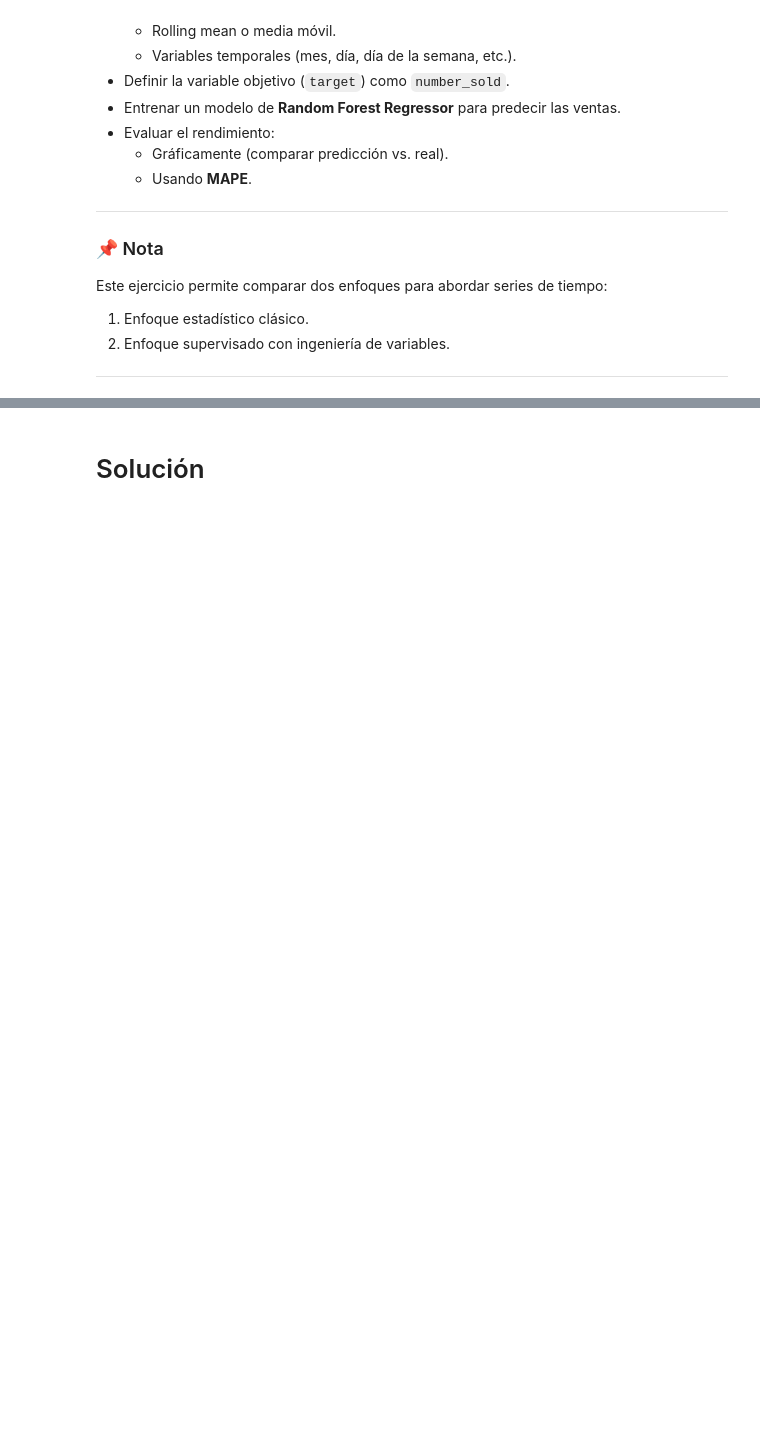
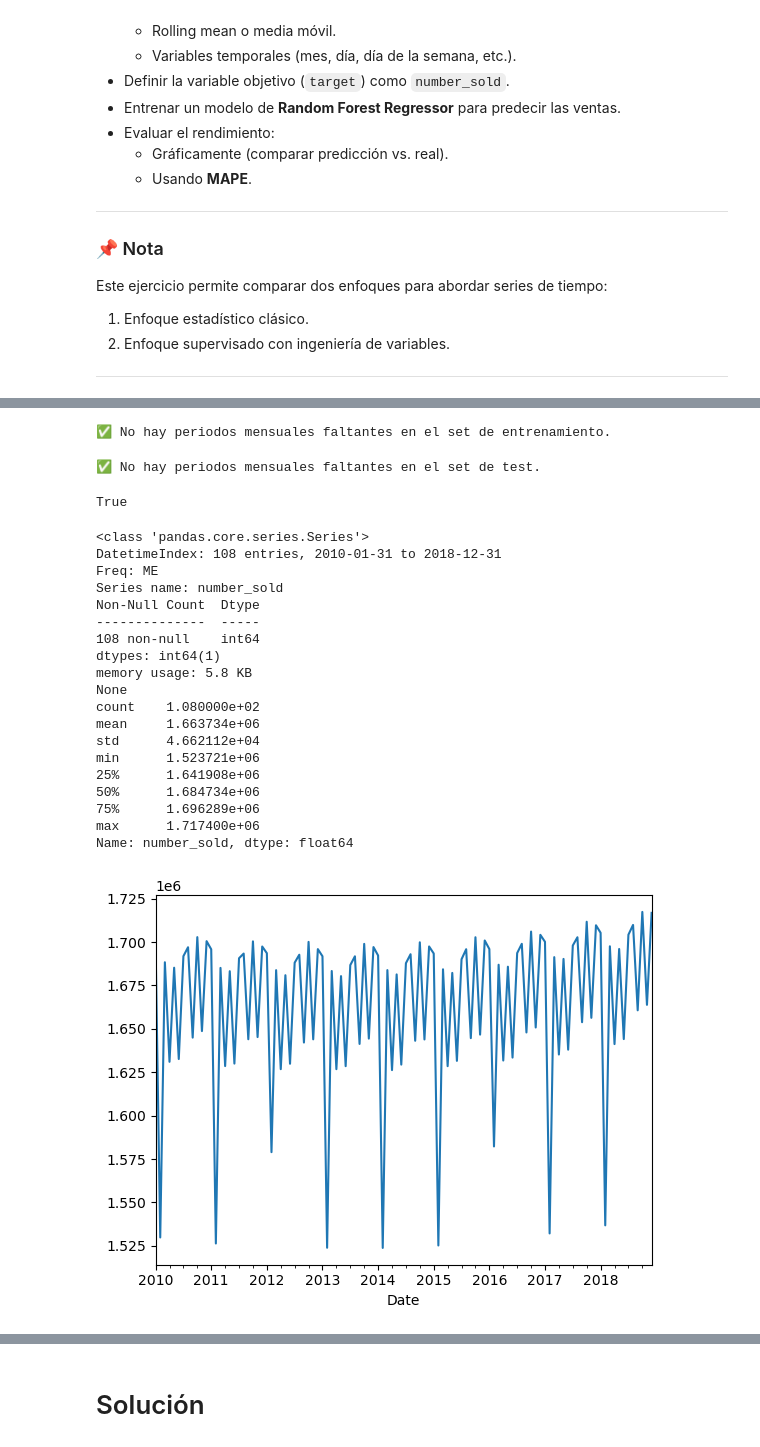
Before and after one commit to JorgeRPMHS/20250602-ds_s15, a Jupyter notebook: class_2/notebook.ipynb, the cells around one changed output, grey strips where cells are left out. Cells and saved outputs as stored; diff of their text form; code cells hidden in the pictures; blank space fills up the shorter version.

```diff
--- a/class_2/notebook.ipynb
+++ b/class_2/notebook.ipynb
@@ -89,0 +92,7 @@ Este ejercicio permite comparar dos enfoques para abordar series de tiempo:
+# %%
+train = pd.read_csv('data/train.csv', index_col=[0], parse_dates=[0])
+test = pd.read_csv('data/test.csv', index_col=[0], parse_dates=[0])
+# %%
+# Resamplear los datos a frecuencia mensual (sumando el total de ventas por mes)
+monthly_train = train['number_sold'].resample('ME').sum()
+monthly_test = test['number_sold'].resample('ME').sum()
@@ -89,0 +189,61 @@ Este ejercicio permite comparar dos enfoques para abordar series de tiempo:
+# %%
+# Verificar si hay periodos faltantes (mensuales) en el set de entrenamiento
+all_months = pd.date_range(start=monthly_train.index.min(),
+                           end=monthly_train.index.max(),
+                           freq='ME')
+missing_months = all_months.difference(monthly_train.index)
+
+if missing_months.empty:
+    print("✅ No hay periodos mensuales faltantes en el set de entrenamiento.")
+else:
+    print("⚠️ Hay periodos faltantes:")
+    print(missing_months)
+# %% [output]
+✅ No hay periodos mensuales faltantes en el set de entrenamiento.
+# %%
+# Verificar si hay periodos faltantes (mensuales) en el set de entrenamiento
+all_months = pd.date_range(start=monthly_test.index.min(),
+                           end=monthly_test.index.max(),
+                           freq='ME')
+missing_months = all_months.difference(monthly_test.index)
+
+if missing_months.empty:
+    print("✅ No hay periodos mensuales faltantes en el set de test.")
+else:
+    print("⚠️ Hay periodos faltantes:")
+    print(missing_months)
+# %% [output]
+✅ No hay periodos mensuales faltantes en el set de test.
+# %%
+monthly_train.index.is_monotonic_increasing
+# %% [output]
+True
+# %%
+# ----Analyze the resample data
+# ---Plot all data
+monthly_train.plot()
+
+# ---Info resample data and description
+print(monthly_train.info())
+print(monthly_train.describe())
+# %% [output]
+<class 'pandas.core.series.Series'>
+DatetimeIndex: 108 entries, 2010-01-31 to 2018-12-31
+Freq: ME
+Series name: number_sold
+Non-Null Count  Dtype
+--------------  -----
+108 non-null    int64
+dtypes: int64(1)
+memory usage: 5.8 KB
+None
+count    1.080000e+02
+mean     1.663734e+06
+std      4.662112e+04
+min      1.523721e+06
+25%      1.641908e+06
+50%      1.684734e+06
+75%      1.696289e+06
+max      1.717400e+06
+Name: number_sold, dtype: float64
+[figure, added]
```
Also changed, not shown: parts of 21 cells of this notebook.
